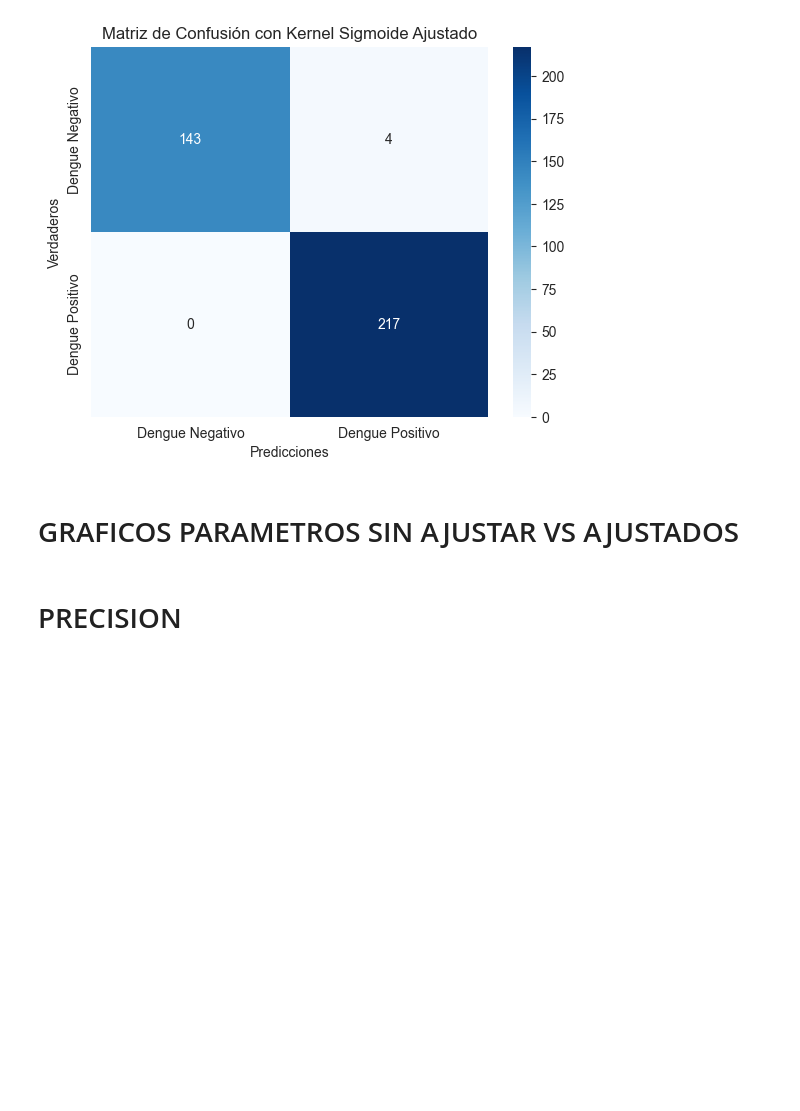
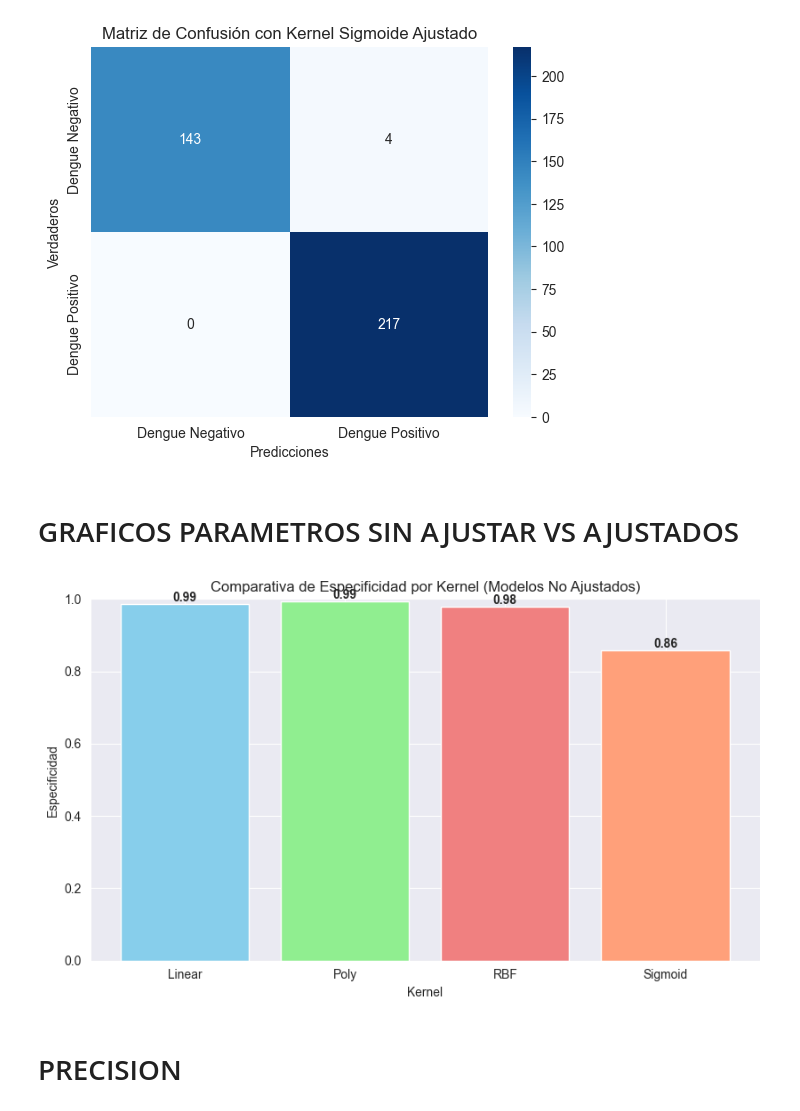
Before and after one commit to Dengue-Proyecto/Dengue_Backend, a Jupyter notebook: modeloML/modeloSVM2.ipynb, the cells around one changed output. Cells and saved outputs as stored; diff of their text form; code cells hidden in the pictures; blank space fills up the shorter version.

```diff
--- a/modeloML/modeloSVM2.ipynb
+++ b/modeloML/modeloSVM2.ipynb
@@ -1255,6 +1255,33 @@ F1-Score: 0.9909
 [figure]
 # %% [markdown]
 # GRAFICOS PARAMETROS SIN AJUSTAR VS AJUSTADOS
+# %%
+# Datos de precisión (accuracy) para modelos ajustados y no ajustados
+
+specificity_scores = [specificity_linear, specificity_poly, specificity_rbf, specificity_sigmoid]
+kernels = ['Linear', 'Poly', 'RBF', 'Sigmoid']
+
+# Crear una figura con 2 subgráficos (uno al lado del otro)
+plt.figure(figsize=(16, 5))
+
+# Gráfico de barras para modelos no ajustados
+plt.subplot(1, 2, 1)
+bars = plt.bar(kernels, specificity_scores, color=['skyblue', 'lightgreen', 'lightcoral', 'lightsalmon'])
+plt.title('Comparativa de Especificidad por Kernel (Modelos No Ajustados)')
+plt.xlabel('Kernel')
+plt.ylabel('Especificidad')
+plt.ylim([0, 1])
+
+# Añadir los valores sobre cada barra (no ajustados)
+for bar in bars:
+    yval = bar.get_height()
+    plt.text(bar.get_x() + bar.get_width() / 2, yval + 0, f'{yval:.2f}', ha='center', va='bottom', fontweight='bold')
+
+# Mostrar los gráficos
+plt.tight_layout()
+plt.show()
+# %% [output]
+[figure, added]
 # %% [markdown]
  # PRECISION
 # %%
```
Also changed, not shown: parts of 4 cells of this notebook, 2 other files.
